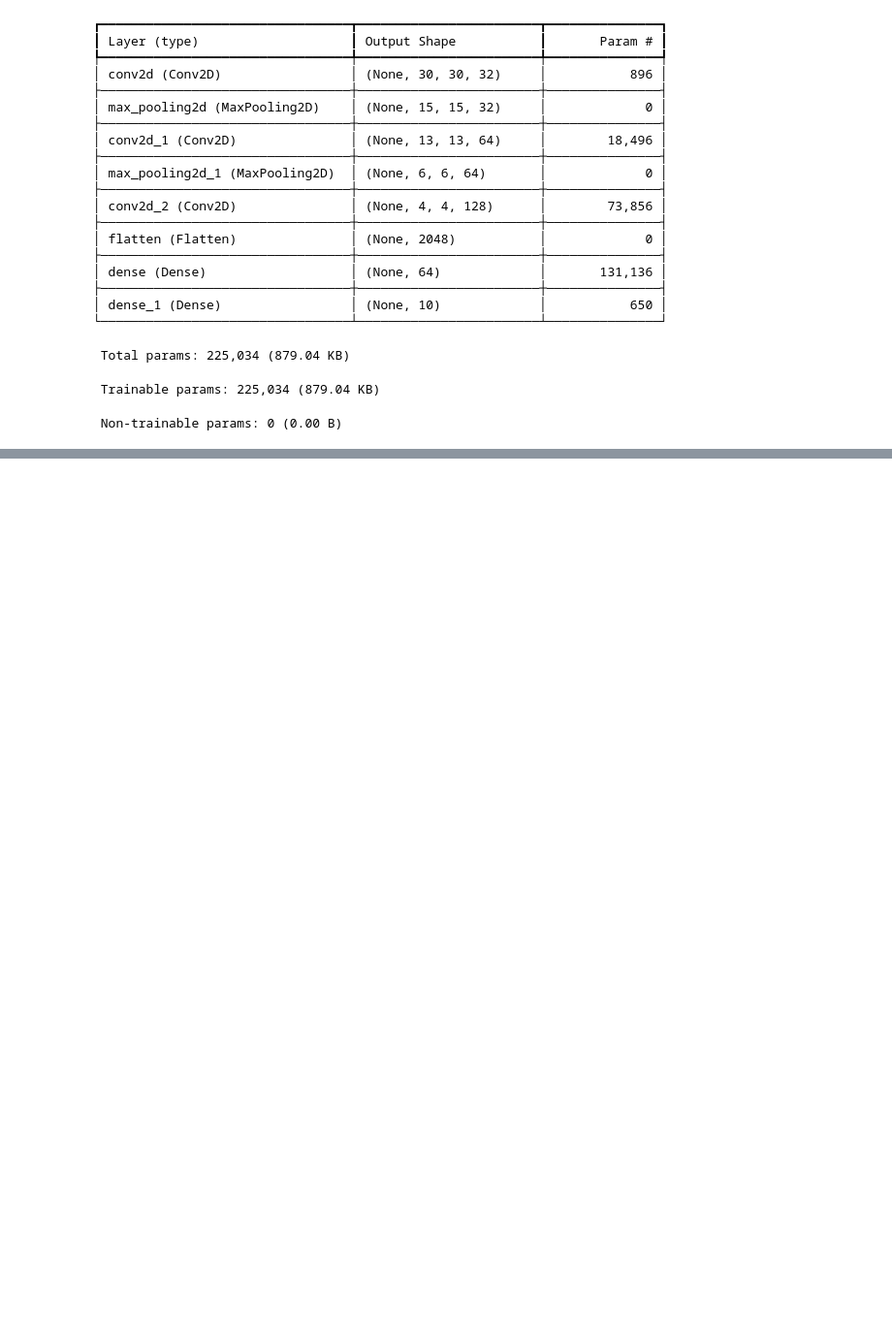
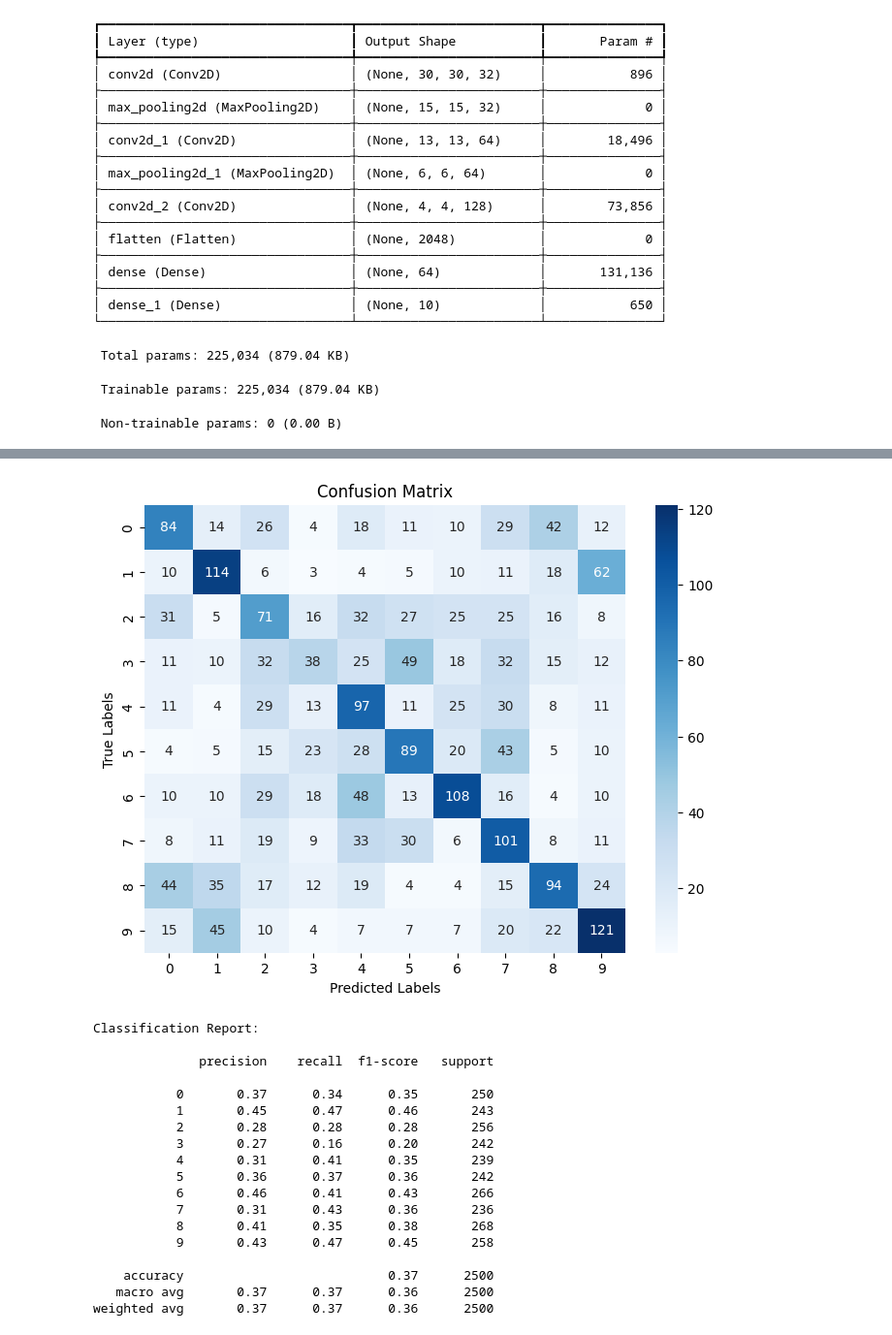
Before and after one commit to jcsmcmendes/Step_Deep_Learning, a Jupyter notebook: Classification_CIFAR_10.ipynb, the cells around one changed output, grey strips where cells are left out. Shown at 97% size. Cells and saved outputs as stored; diff of their text form; code cells hidden in the pictures; blank space fills up the shorter version.

```diff
--- a/Classification_CIFAR_10.ipynb
+++ b/Classification_CIFAR_10.ipynb
@@ -265,0 +374,25 @@ plt.show
+# %%
+# Predict class probabilities on the validation set
+y_pred_probs = model.predict(x_test)
+
+# Convert predicted probabilities to class labels (index of max probability)
+y_pred = np.argmax(y_pred_probs, axis=1)
+
+# Convert one-hot encoded labels to integer labels
+y_test_labels = np.argmax(y_test, axis=1)
+# --- Confusion Matrix ---
+cm = confusion_matrix(y_test_labels, y_pred)  # Create the confusion matrix
+
+# Plot the confusion matrix as a heatmap
+plt.figure(figsize=(8, 6))
+sns.heatmap(cm, annot=True, fmt='d', cmap='Blues')  # fmt='d' shows integers
+plt.title('Confusion Matrix')
+plt.xlabel('Predicted Labels')
+plt.ylabel('True Labels')
+plt.show()
+
+# --- Classification Report ---
+report = classification_report(y_test_labels, y_pred)
+print("Classification Report:\n")
+print(report)
+# %% [output]
@@ -265,0 +400,19 @@ plt.show
+[figure, added]
+Classification Report:
+
+              precision    recall  f1-score   support
+
+           0       0.37      0.34      0.35       250
+           1       0.45      0.47      0.46       243
+           2       0.28      0.28      0.28       256
+           3       0.27      0.16      0.20       242
+           4       0.31      0.41      0.35       239
+           5       0.36      0.37      0.36       242
+           6       0.46      0.41      0.43       266
+           7       0.31      0.43      0.36       236
+           8       0.41      0.35      0.38       268
+           9       0.43      0.47      0.45       258
+
+    accuracy                           0.37      2500
+   macro avg       0.37      0.37      0.36      2500
+weighted avg       0.37      0.37      0.36      2500
```
Also changed, not shown: parts of 22 cells of this notebook.
